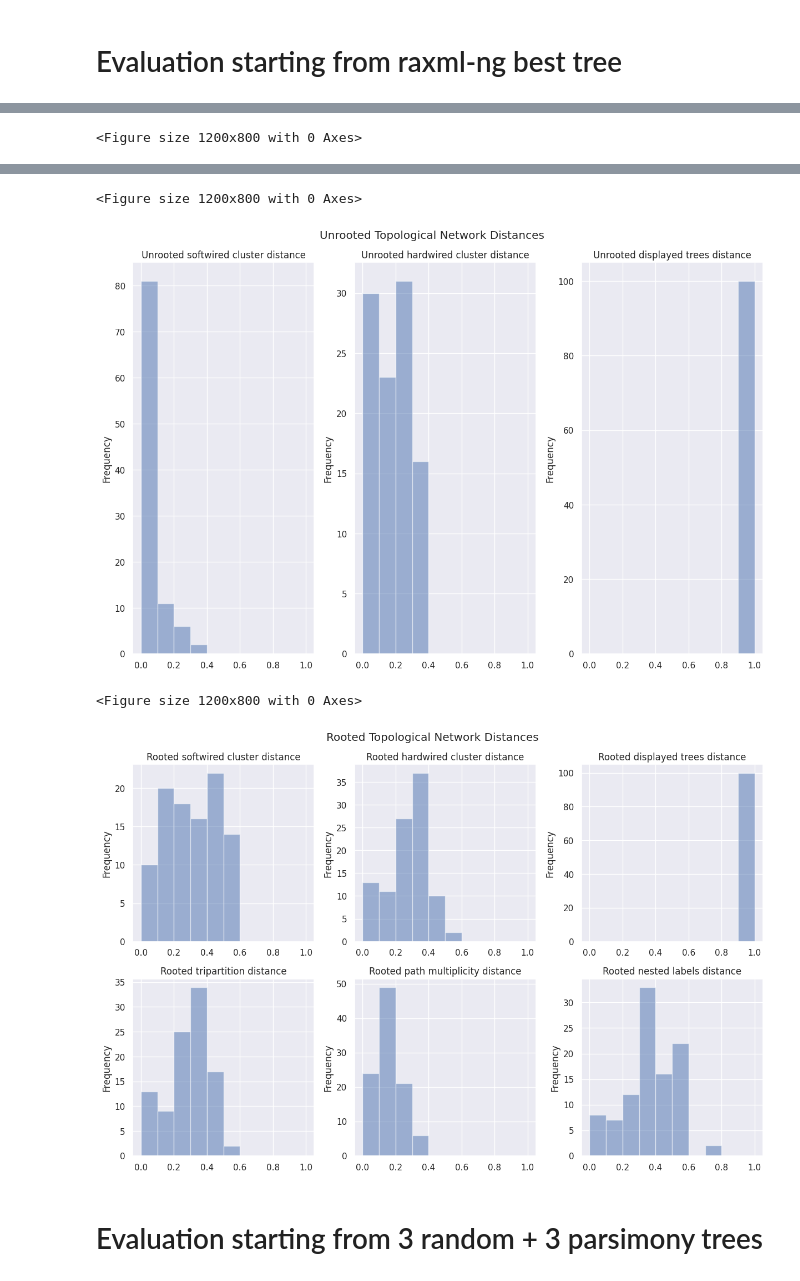
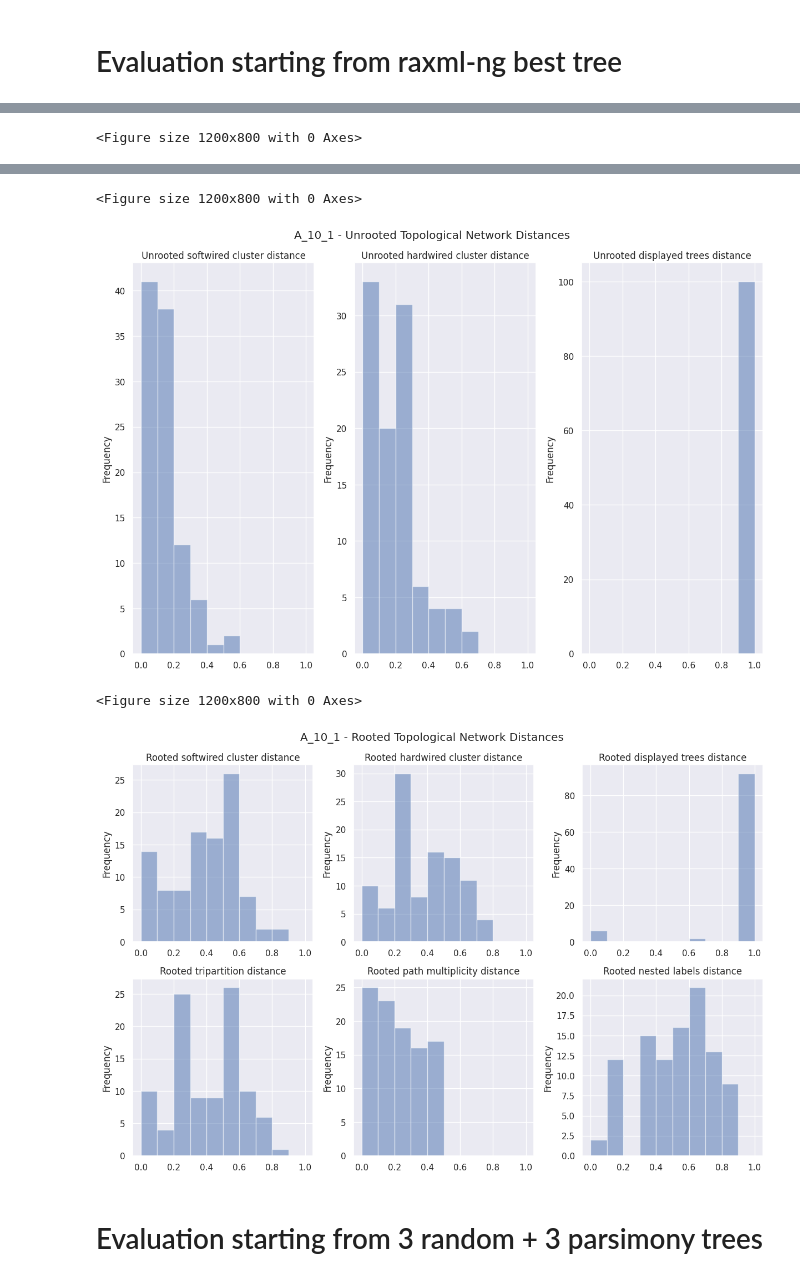
Before and after one commit to lutteropp/NetRAX, a Jupyter notebook: experiments/evaluation_for_paper/report_notebook.ipynb, the cells around one changed output, grey strips where cells are left out. Saved outputs shown, nothing was run; the diff lists cells and outputs as text; code cells hidden in the pictures.

```diff
--- a/experiments/evaluation_for_paper/report_notebook.ipynb
+++ b/experiments/evaluation_for_paper/report_notebook.ipynb
@@ -23,7 +23,7 @@ result_files = [
 ]
 #indices go from 0 to 10
 
-filename = result_files[1]
+filename = result_files[0]
 # %%
 print("This evaluation is for: " + filename)
 # %% [output]
@@ -67,7 +64,7 @@ Total number of datasets: 200
 # %%
 df_start_from_raxml = df.query('start_type == "FROM_RAXML"')
 if len(df_start_from_raxml) > 0:
-    show_plots(df_start_from_raxml)
+    show_plots(filename+"_norandom", df_start_from_raxml)
 else:
     print("No data found for StartType.FROM_RAXML")
 # %% [output]
@@ -86,7 +83,7 @@ else:
 <Figure size 1200x800 with 0 Axes>
-[figure, old version]
+[figure, new version]
 <Figure size 1200x800 with 0 Axes>
-[figure, old version]
+[figure, new version]
 # %% [markdown]
 # Evaluation starting from 3 random + 3 parsimony trees
 # %%
```
Also changed, not shown: parts of 5 cells of this notebook, 1 other file.
